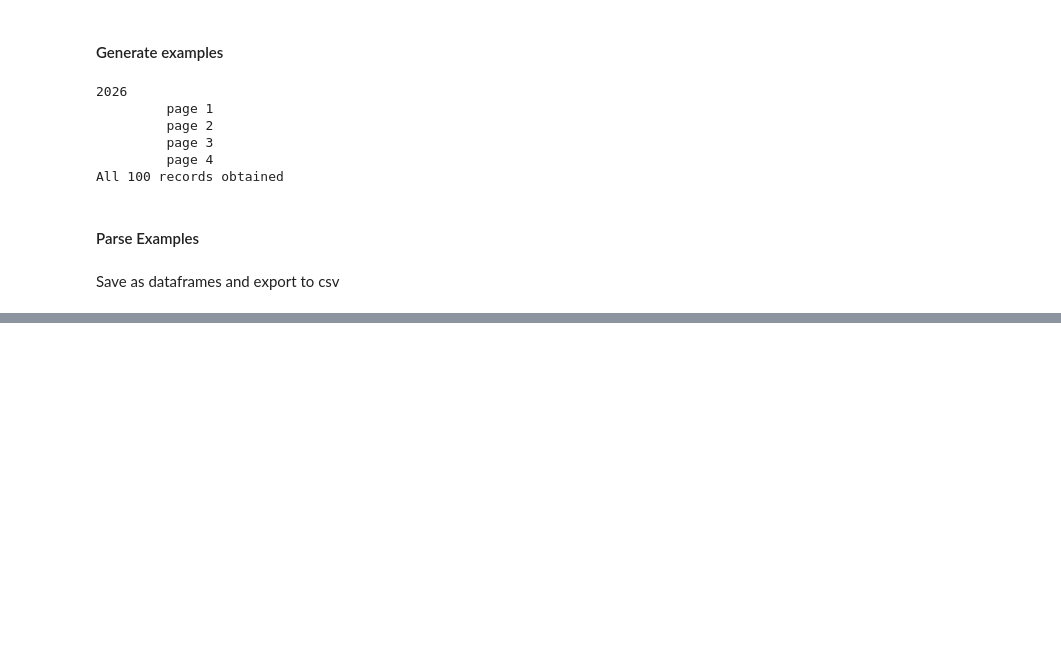
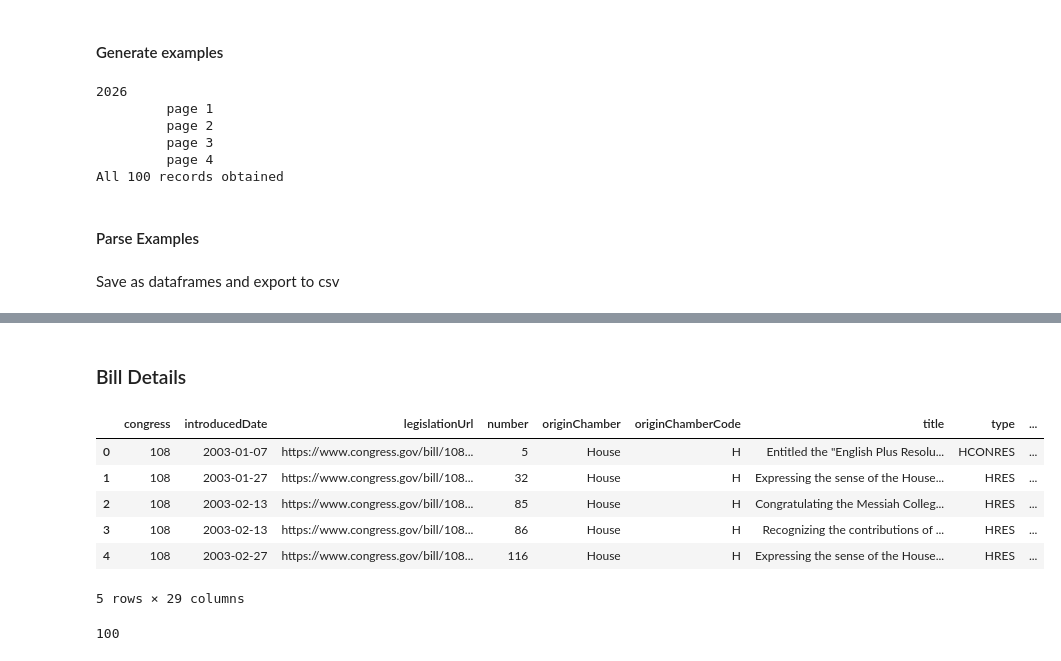
Before and after one commit to ChrisPleman/influence-network, a Jupyter notebook: test-data-source-connections/data_source_sampler.ipynb, the cells around one changed output, grey strips where cells are left out. Cells and saved outputs as stored; diff of their text form; code cells hidden in the pictures; blank space fills up the shorter version.

```diff
--- a/test-data-source-connections/data_source_sampler.ipynb
+++ b/test-data-source-connections/data_source_sampler.ipynb
@@ -145,0 +167,2 @@ lobbying_activity_sample.to_csv(f'{output_dir}/lda_lobbying_activities_sample_{l
+# %%
+congress_root = 'https://api.congress.gov/v3/'
@@ -145,0 +171,20 @@ lobbying_activity_sample.to_csv(f'{output_dir}/lda_lobbying_activities_sample_{l
+# %%
+bill_endpoint = congress_root + 'bill'
+
+payload = {
+  'format':'json',
+  'offset':0,
+  'limit':limit,
+  'fromDateTime':'2026-01-01T00:00:00Z',
+  'api_key':secrets['Congress']['headers']['Authorization']
+}
+
+bills = requests.get(
+  bill_endpoint,
+  params=payload
+).json()['bills']
+# %%
+# Export input
+congress_bills_sample_path = congress_input_dir / 'congress_bills_sample_{limit}.json'
+with open(congress_bills_sample_path, mode='w') as f:
+    f.write(json.dumps(bills))
@@ -145,0 +197,3 @@ lobbying_activity_sample.to_csv(f'{output_dir}/lda_lobbying_activities_sample_{l
+# %%
+bills = pd.DataFrame(bills)
+bills.head()
@@ -145,0 +210,2 @@ lobbying_activity_sample.to_csv(f'{output_dir}/lda_lobbying_activities_sample_{l
+# %% [markdown]
+### Bill Details
@@ -145,0 +260,11 @@ lobbying_activity_sample.to_csv(f'{output_dir}/lda_lobbying_activities_sample_{l
+# %%
+bill_details = pd.DataFrame(bill_details_list)
+bill_details.head()
+# %% [output]
+|  | congress | introducedDate | legislationUrl | number | originChamber | originChamberCode | title | type | ... |
+| 0 | 108 | 2003-01-07 | https://www.congress.gov/bill/108... | 5 | House | H | Entitled the "English Plus Resolu... | HCONRES | ... |
+| 1 | 108 | 2003-01-27 | https://www.congress.gov/bill/108... | 32 | House | H | Expressing the sense of the House... | HRES | ... |
+| 2 | 108 | 2003-02-13 | https://www.congress.gov/bill/108... | 85 | House | H | Congratulating the Messiah Colleg... | HRES | ... |
+| 3 | 108 | 2003-02-13 | https://www.congress.gov/bill/108... | 86 | House | H | Recognizing the contributions of ... | HRES | ... |
+| 4 | 108 | 2003-02-27 | https://www.congress.gov/bill/108... | 116 | House | H | Expressing the sense of the House... | HRES | ... |
+5 rows × 29 columns
@@ -145,0 +275,4 @@ lobbying_activity_sample.to_csv(f'{output_dir}/lda_lobbying_activities_sample_{l
+# %%
+len(bill_details)
+# %% [output]
+100
```
Also changed, not shown: parts of 14 cells of this notebook.
